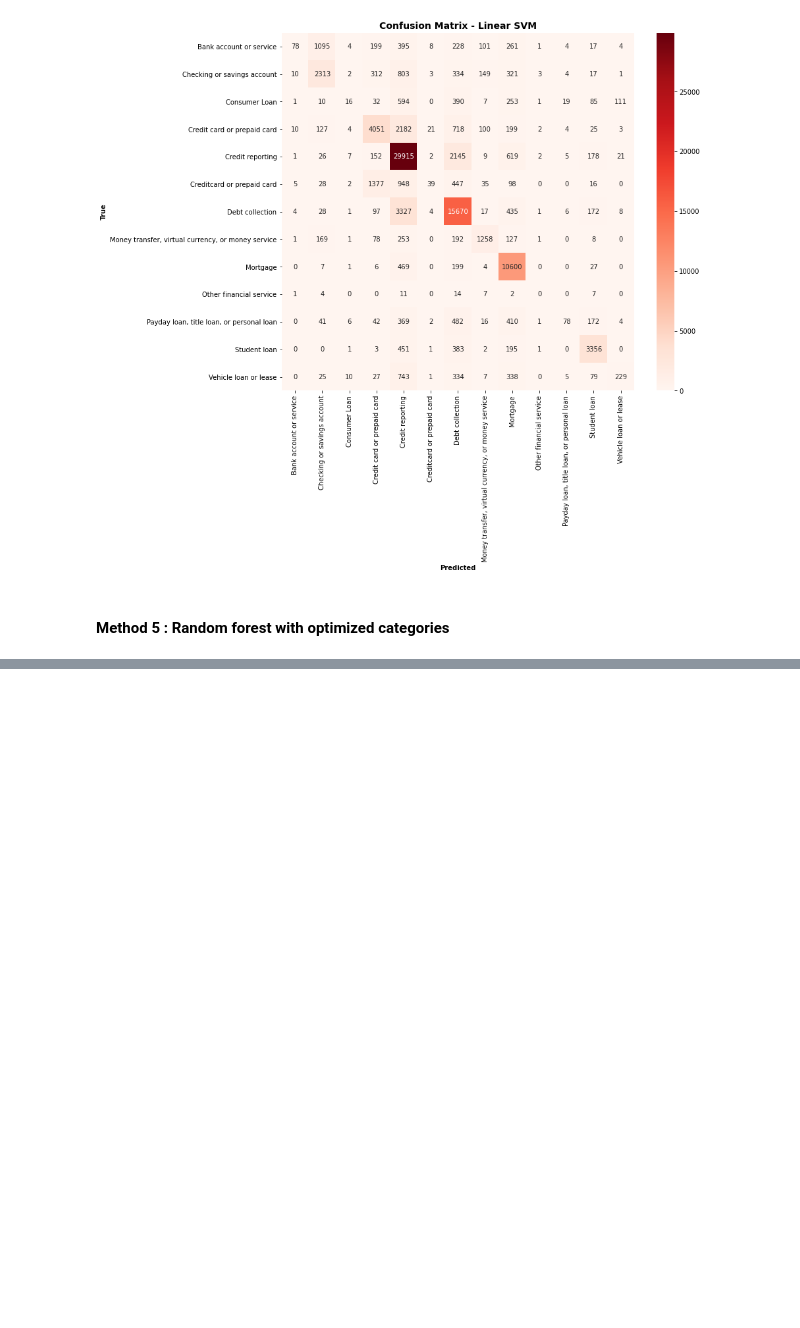
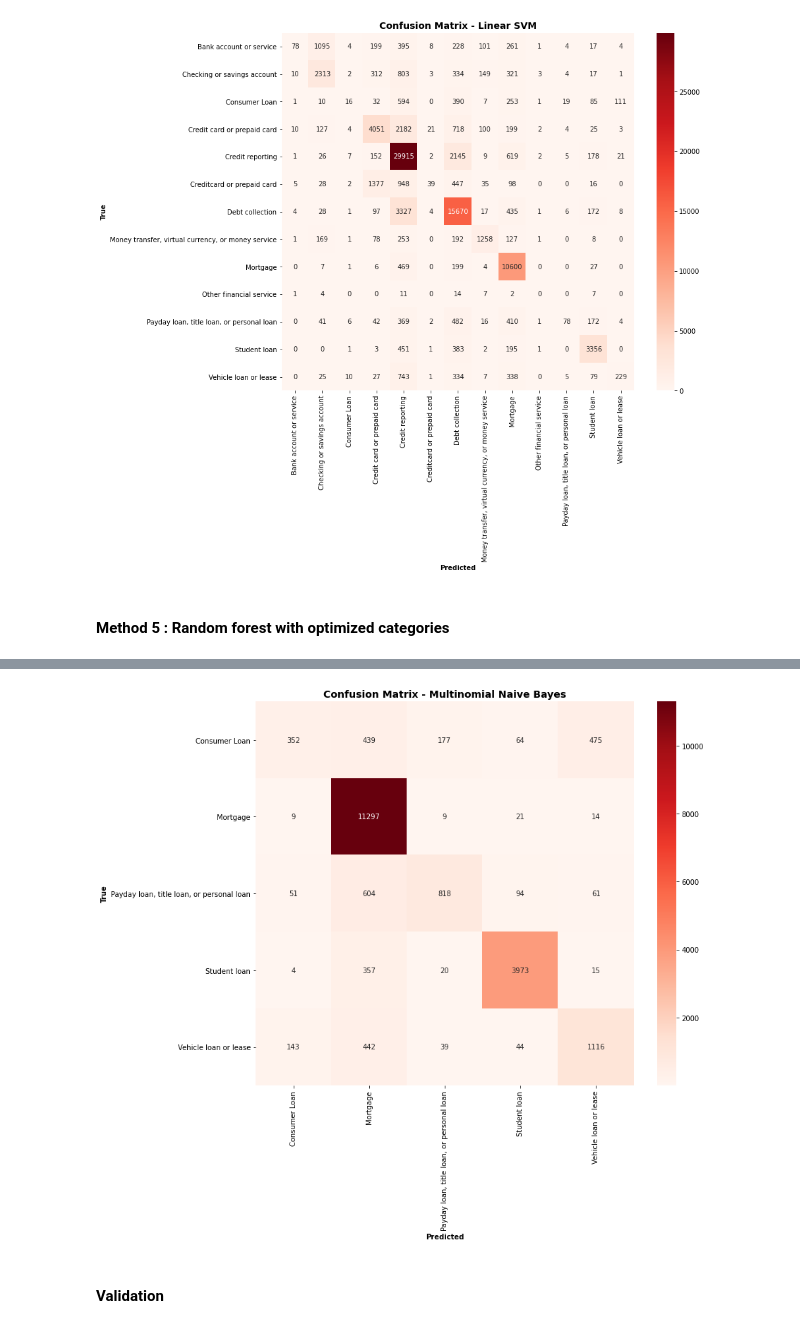
Before and after one commit to dineshh912/support_ticket_classification, a Jupyter notebook: 03-preprocessing-modeling.ipynb, the cells around one changed output, grey strips where cells are left out. Drawn from its saved outputs; the diff is of its cells as text; code cells hidden in the pictures; blank space fills up the shorter version.

```diff
--- a/03-preprocessing-modeling.ipynb
+++ b/03-preprocessing-modeling.ipynb
@@ -737,0 +847,4 @@ plotConfusionMatrixHeatmap(conf_matrix_df, model_name='Random forest', figsize=(
+# %%
+f = open('../../data/mnb_loan_data.pickle', 'rb')
+loan_classifier = pickle.load(f)
+f.close()
@@ -737,0 +854,4 @@ plotConfusionMatrixHeatmap(conf_matrix_df, model_name='Random forest', figsize=(
+# %%
+y_predicted = loan_classifier.predict(X_test)
+# %%
+key_to_label_name = [x[1] for x in sorted(label_map.items())]
@@ -737,0 +873,9 @@ plotConfusionMatrixHeatmap(conf_matrix_df, model_name='Random forest', figsize=(
+# %%
+conf_matrix_df = pd.DataFrame(data=confusion_matrix(y_test, y_predicted),
+                              index=key_to_label_name, columns=key_to_label_name)
+# %%
+plotConfusionMatrixHeatmap(conf_matrix_df, model_name='Multinomial Naive Bayes', figsize=(12, 10))
+# %% [output]
+[figure, added]
+# %% [markdown]
+#### Validation
```
Also changed, not shown: parts of 44 cells of this notebook.
